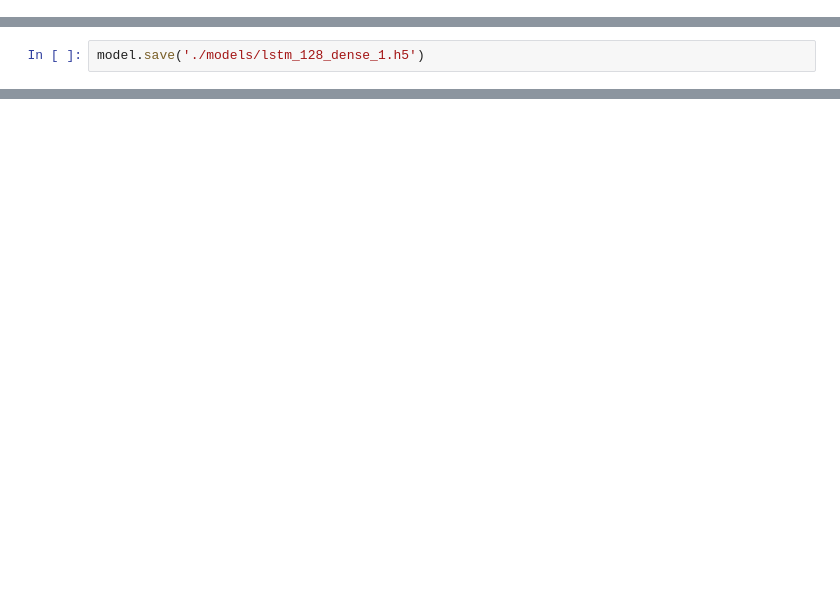
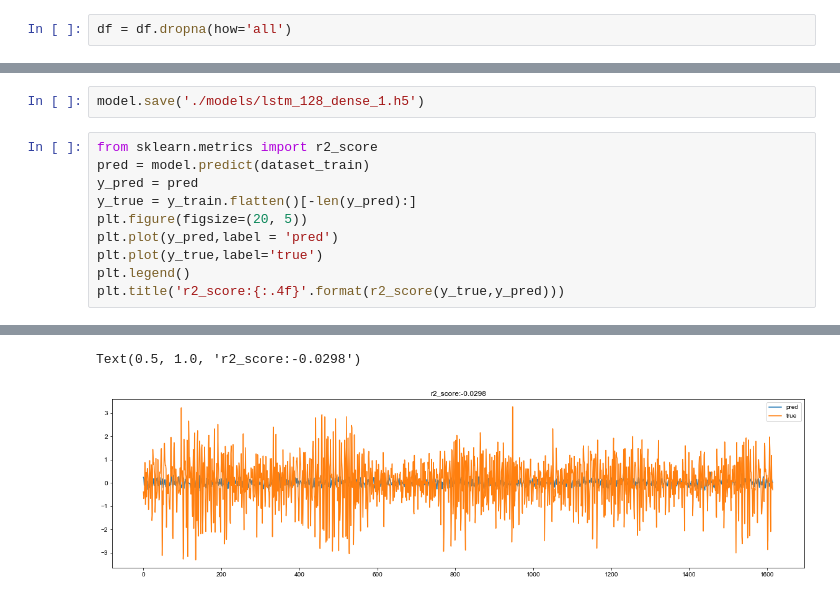
Before and after one commit to ZedRover/forecasting-project, a Jupyter notebook: notebook/deep-learning/lstm_128_dropout_1_dense_1.ipynb, the cells around one changed output, grey strips where cells are left out. Saved outputs shown, nothing was run; the diff lists cells and outputs as text; blank space fills up the shorter version.

```diff
--- a/notebook/deep-learning/lstm_128_dropout_1_dense_1.ipynb
+++ b/notebook/deep-learning/lstm_128_dropout_1_dense_1.ipynb
@@ -30,0 +27,2 @@ df = df.drop(['date','hour'],axis=1)
+# %%
+df = df.dropna(how='all')
@@ -236,2 +240,13 @@ Text(0.5, 1.0, 'r2_score:-0.2991')
 # %%
 model.save('./models/lstm_128_dense_1.h5')
+# %%
+from sklearn.metrics import r2_score
+pred = model.predict(dataset_train)
+y_pred = pred
+y_true = y_train.flatten()[-len(y_pred):]
+plt.figure(figsize=(20, 5))
+plt.plot(y_pred,label = 'pred')
+plt.plot(y_true,label='true')
+plt.legend()
+plt.title('r2_score:{:.4f}'.format(r2_score(y_true,y_pred)))
+# %% [output]
@@ -237,0 +254,2 @@ model.save('./models/lstm_128_dense_1.h5')
+Text(0.5, 1.0, 'r2_score:-0.0298')
+[figure, added]
```
Also changed, not shown: parts of 22 cells of this notebook, 3 other files.
